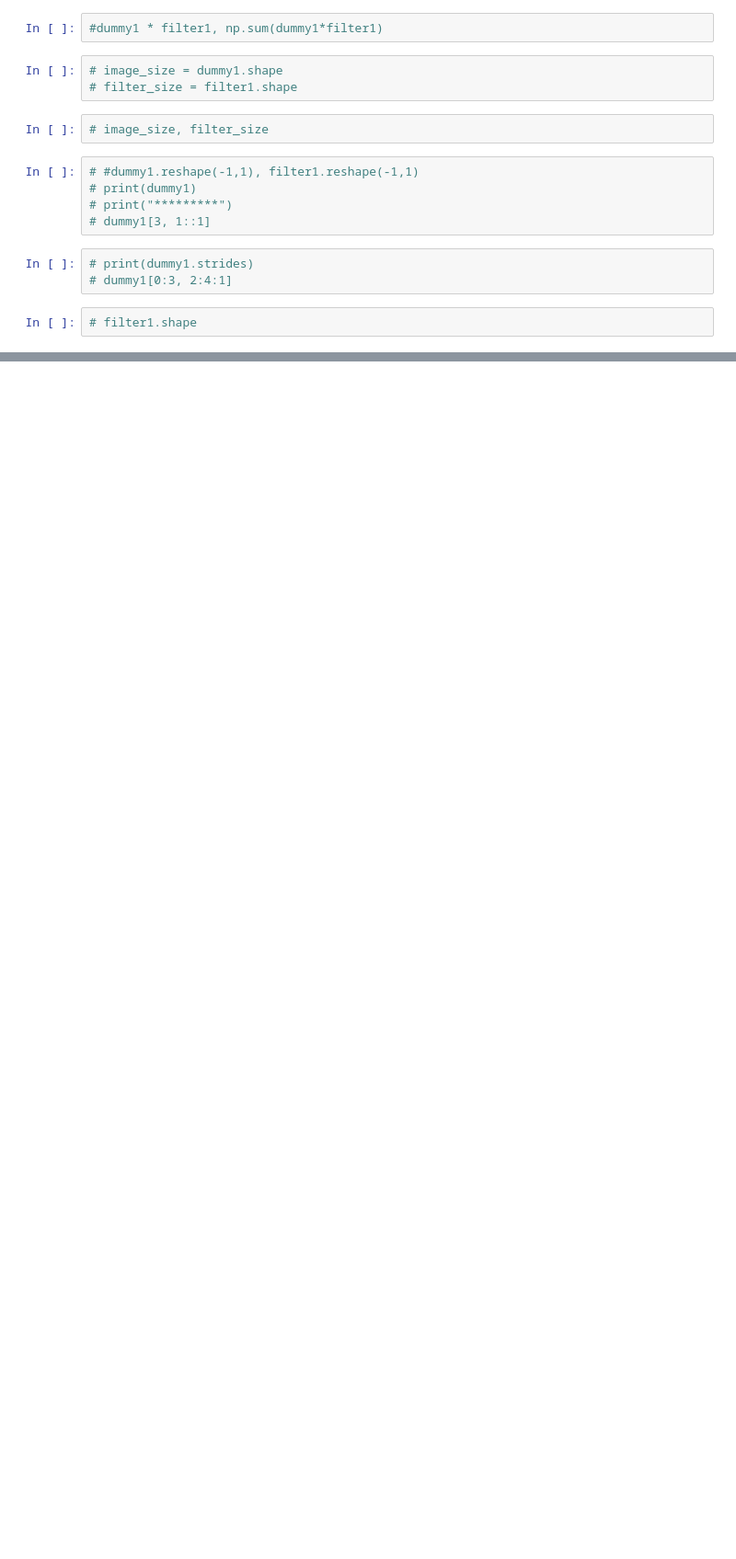
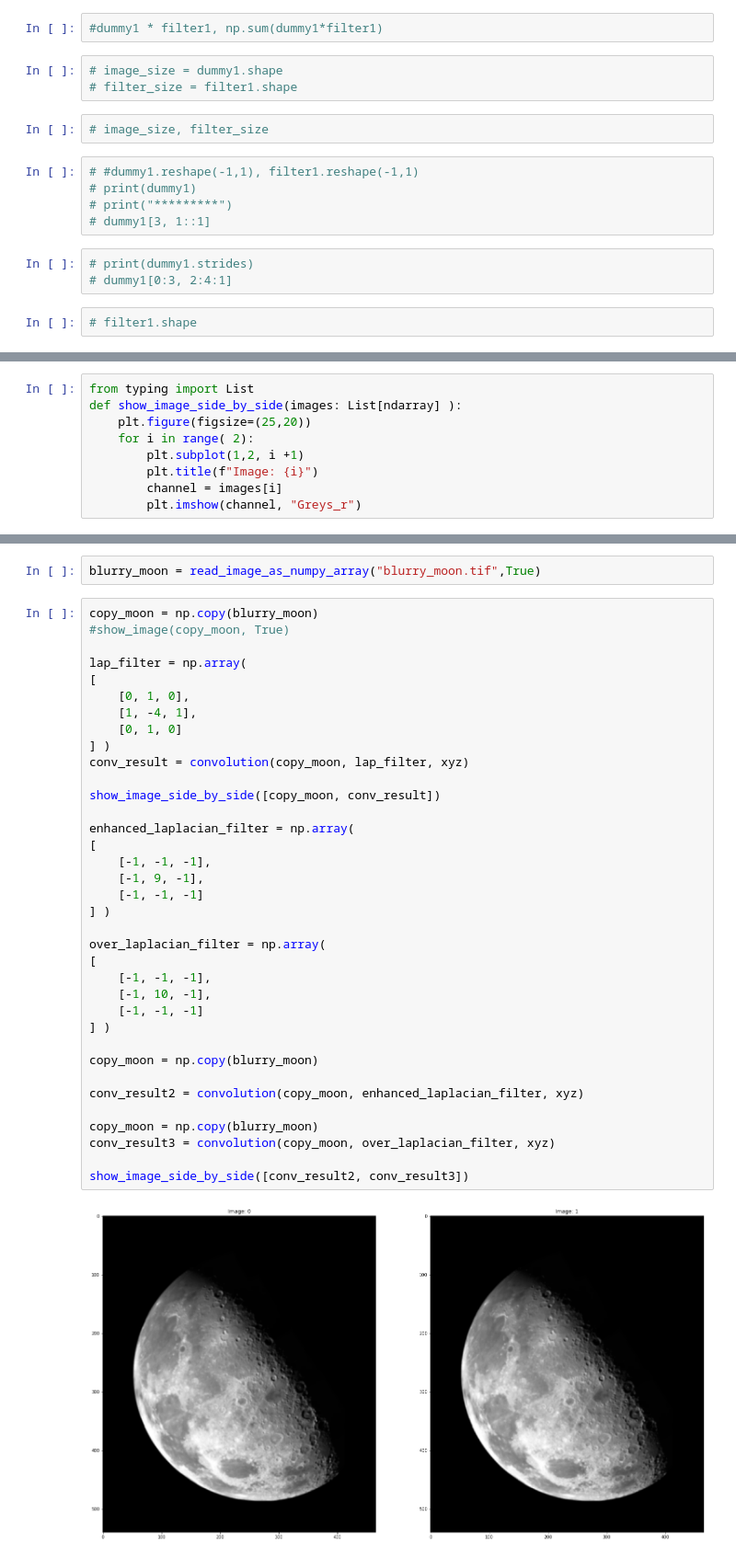
Before and after one commit to santoshkc/image_processing, a Jupyter notebook: image_test.ipynb, the cells around one changed output, grey strips where cells are left out. Shown at 92% size. Cells and saved outputs as stored; diff of their text form; blank space fills up the shorter version.

Commit message:
laplacian on blurry moon

```diff
--- a/image_test.ipynb
+++ b/image_test.ipynb
@@ -356,0 +347,9 @@ show_image(conv_result, True)
+# %%
+from typing import List
+def show_image_side_by_side(images: List[ndarray] ):
+    plt.figure(figsize=(25,20))
+    for i in range( 2):
+        plt.subplot(1,2, i +1)
+        plt.title(f"Image: {i}")
+        channel = images[i]
+        plt.imshow(channel, "Greys_r")
@@ -356,0 +358,40 @@ show_image(conv_result, True)
+# %%
+blurry_moon = read_image_as_numpy_array("blurry_moon.tif",True)
+# %%
+copy_moon = np.copy(blurry_moon)
+#show_image(copy_moon, True)
+
+lap_filter = np.array(
+[
+    [0, 1, 0],
+    [1, -4, 1],
+    [0, 1, 0]
+] )
+conv_result = convolution(copy_moon, lap_filter, xyz)
+
+show_image_side_by_side([copy_moon, conv_result])
+
+enhanced_laplacian_filter = np.array(
+[
+    [-1, -1, -1],
+    [-1, 9, -1],
+    [-1, -1, -1]
+] )
+
+over_laplacian_filter = np.array(
+[
+    [-1, -1, -1],
+    [-1, 10, -1],
+    [-1, -1, -1]
+] )
+
+copy_moon = np.copy(blurry_moon)
+
+conv_result2 = convolution(copy_moon, enhanced_laplacian_filter, xyz)
+
+copy_moon = np.copy(blurry_moon)
+conv_result3 = convolution(copy_moon, over_laplacian_filter, xyz)
+
+show_image_side_by_side([conv_result2, conv_result3])
+# %% [output]
+[figure, added]
```
Also changed, not shown: parts of 7 cells of this notebook, 1 other file.
